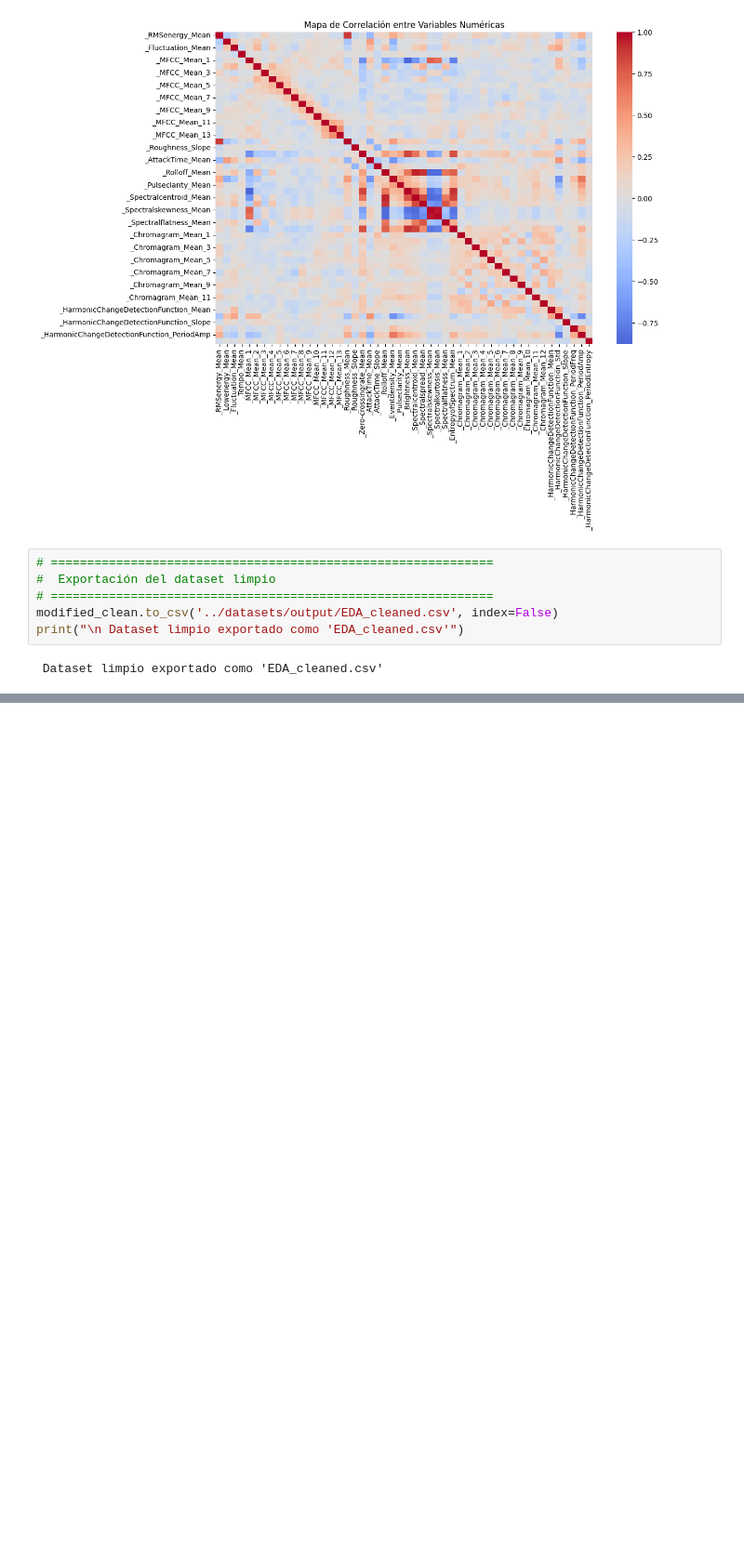
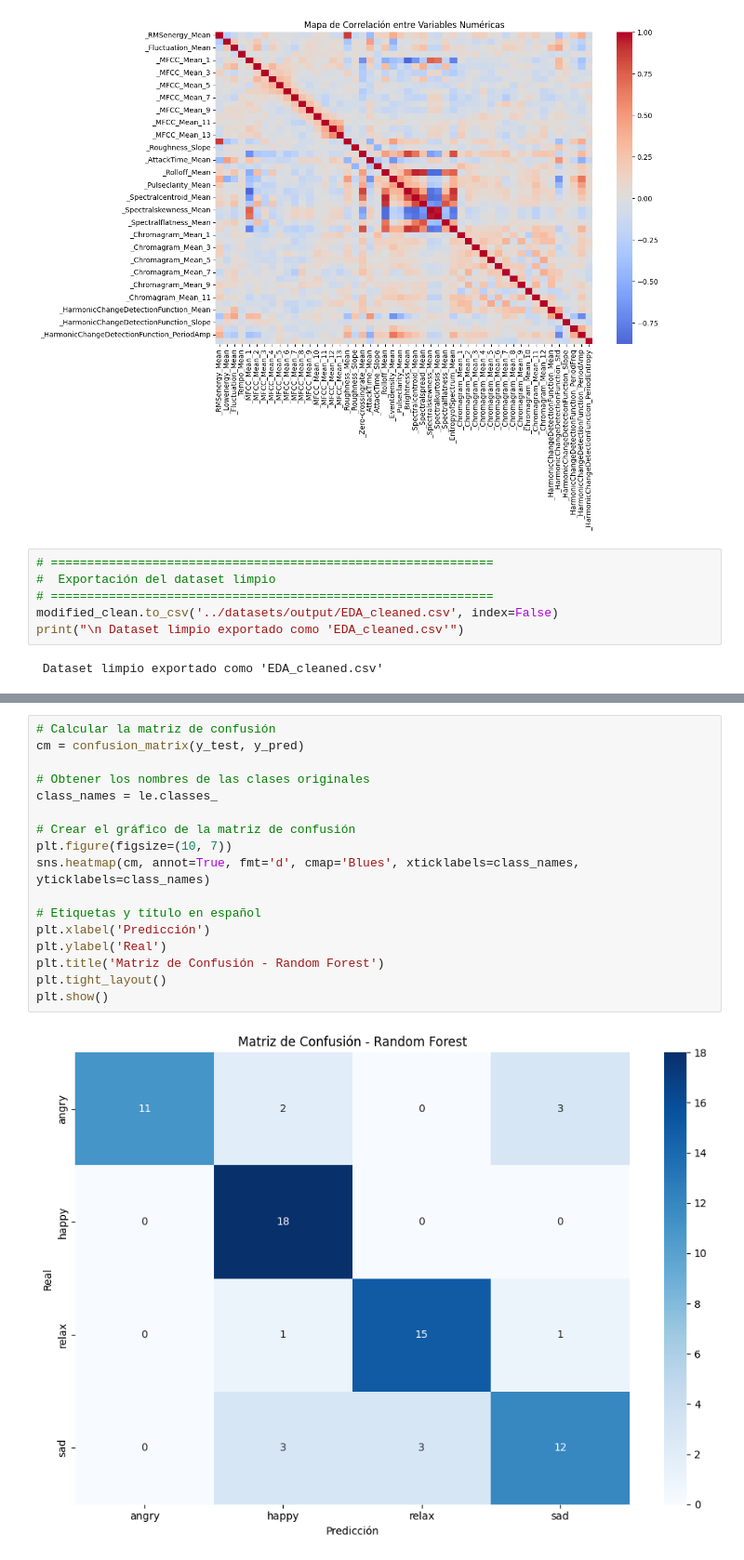
Before and after one commit to godxvincent/tc5044_10_team20_mlops_project, a Jupyter notebook: notebooks/01_turkish_music_emotion.ipynb, the cells around one changed output, grey strips where cells are left out. Shown: that part at 93% size. Cells and saved outputs as stored; diff of their text form; blank space fills up the shorter version.

```diff
--- a/notebooks/01_turkish_music_emotion.ipynb
+++ b/notebooks/01_turkish_music_emotion.ipynb
@@ -328,0 +384,19 @@ Starting run: turkish_music_emotion_20251006_205333
+# %%
+# Calcular la matriz de confusión
+cm = confusion_matrix(y_test, y_pred)
+
+# Obtener los nombres de las clases originales
+class_names = le.classes_
+
+# Crear el gráfico de la matriz de confusión
+plt.figure(figsize=(10, 7))
+sns.heatmap(cm, annot=True, fmt='d', cmap='Blues', xticklabels=class_names, yticklabels=class_names)
+
+# Etiquetas y título en español
+plt.xlabel('Predicción')
+plt.ylabel('Real')
+plt.title('Matriz de Confusión - Random Forest')
+plt.tight_layout()
+plt.show()
+# %% [output]
+[figure, added]
```
Also changed, not shown: parts of 3 cells of this notebook.
